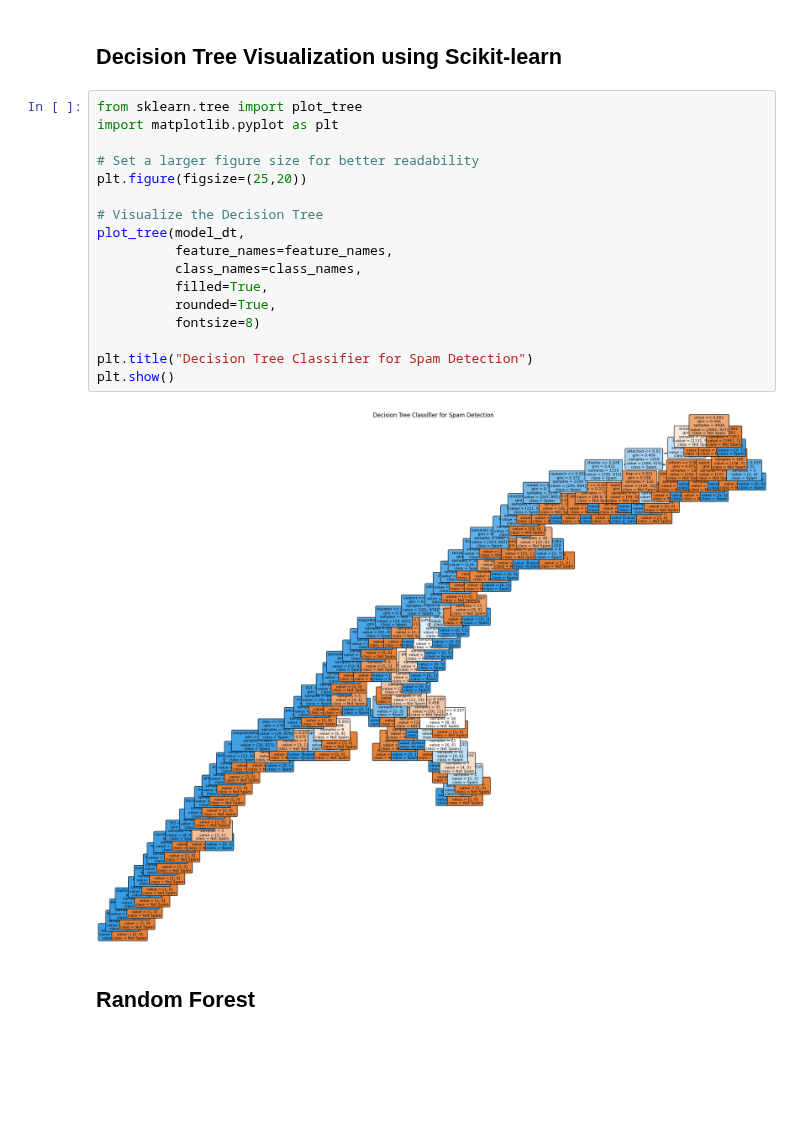
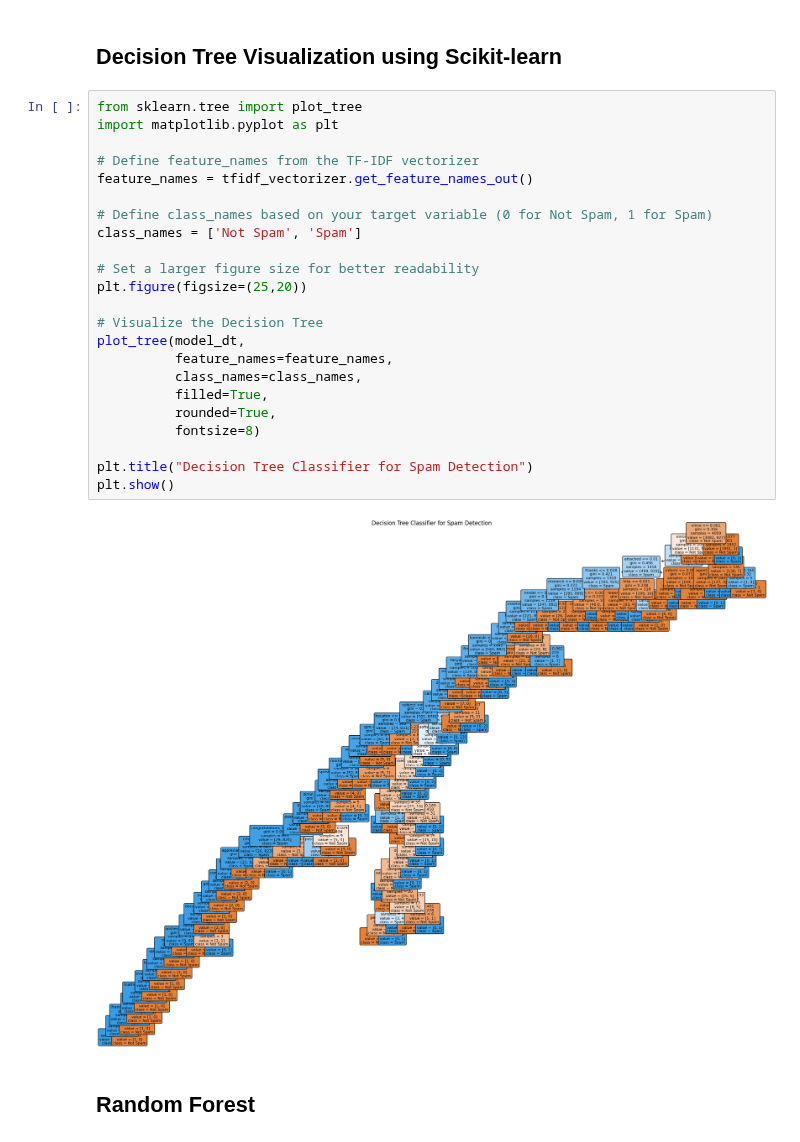
Before and after one commit to rizanatlanta-dsproj/Spam-Email-Detection, a Jupyter notebook: Spamdetection.ipynb, the cells around one changed output. Saved outputs shown, nothing was run; the diff lists cells and outputs as text; blank space fills up the shorter version.

```diff
--- a/Spamdetection.ipynb
+++ b/Spamdetection.ipynb
@@ -384,22 +384,28 @@ F1 Score :  0.9278350515463918
 # %%
 from sklearn.tree import plot_tree
 import matplotlib.pyplot as plt
+
+# Define feature_names from the TF-IDF vectorizer
+feature_names = tfidf_vectorizer.get_feature_names_out()
+
+# Define class_names based on your target variable (0 for Not Spam, 1 for Spam)
+class_names = ['Not Spam', 'Spam']
 
 # Set a larger figure size for better readability
 plt.figure(figsize=(25,20))
 
 # Visualize the Decision Tree
 plot_tree(model_dt,
           feature_names=feature_names,
           class_names=class_names,
           filled=True,
           rounded=True,
           fontsize=8)
 
 plt.title("Decision Tree Classifier for Spam Detection")
 plt.show()
 # %% [output]
-[figure, old version]
+[figure, new version]
 # %% [markdown]
 ## Random Forest
 # %%
```
Also changed, not shown: parts of 9 cells of this notebook.
